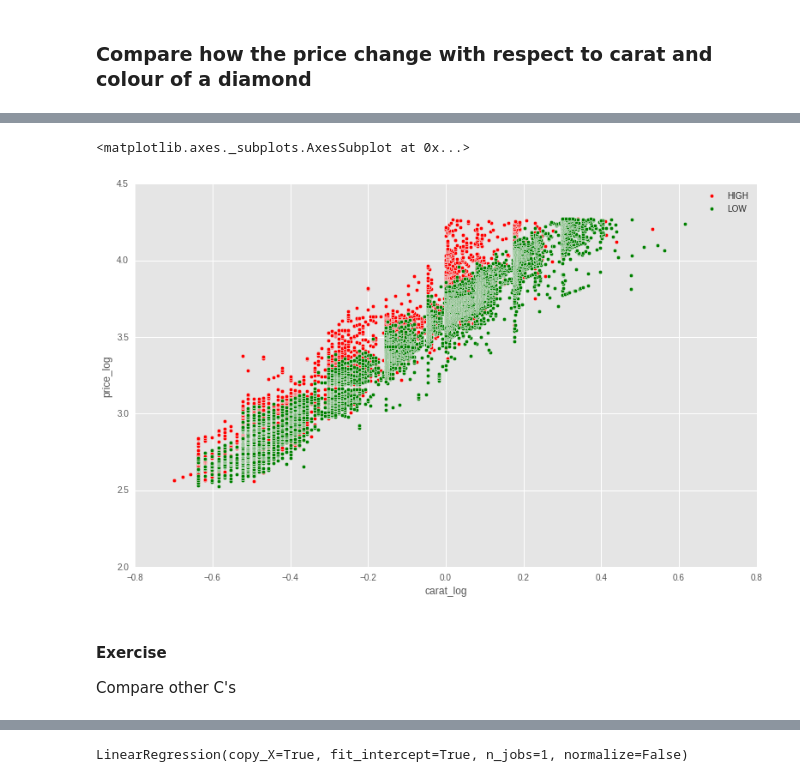
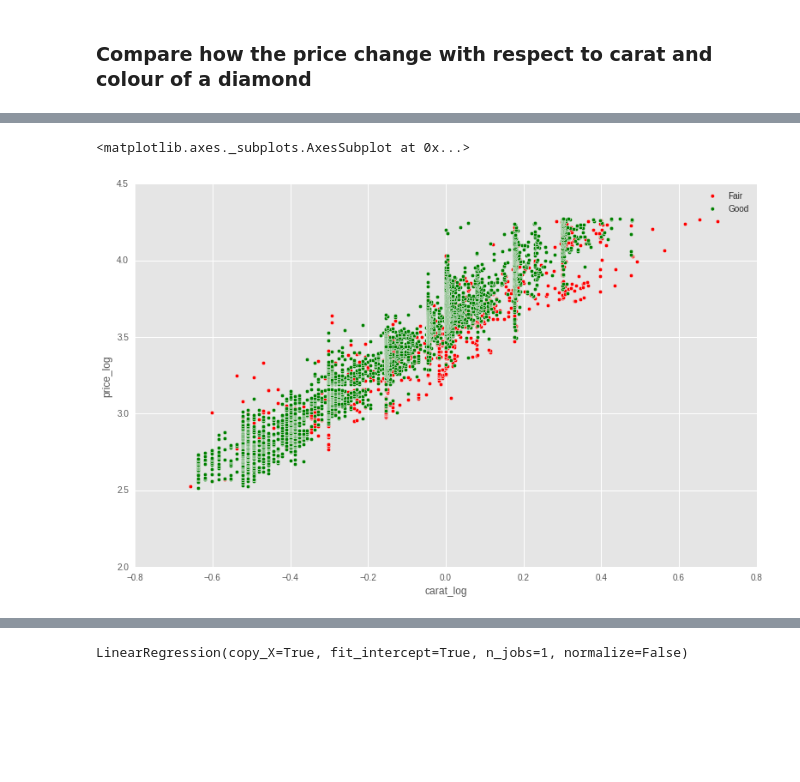
Before and after one commit to ababook/intro-python-data-science, a Jupyter notebook: diamonds/Diamonds.ipynb, the cells around one changed output, grey strips where cells are left out. Cells and saved outputs as stored; diff of their text form; code cells hidden in the pictures; blank space fills up the shorter version.

```diff
--- a/diamonds/Diamonds.ipynb
+++ b/diamonds/Diamonds.ipynb
@@ -149,3 +168,0 @@ But why log transformation?
-# %%
-df["carat_log"] = np.log10(df.carat)
-df["price_log"] = np.log10(df.price)
@@ -162,9 +179,6 @@ Plot the log transforms for the other C's against price
 # %%
-ax = df[df.color == 'D'].plot(x="carat_log", y="price_log", kind="scatter", color="red", label="HIGH")
-df[df.color == 'H'].plot(x="carat_log", y="price_log", kind="scatter", color="green", label="LOW", ax=ax)
+ax = df[df.cut_num == 0].plot(x="carat_log", y="price_log", kind="scatter", color="red", label="Fair")
+df[df.cut_num == 1].plot(x="carat_log", y="price_log", kind="scatter", color="green", label="Good", ax=ax)
 # %% [output]
 <matplotlib.axes._subplots.AxesSubplot at 0x...>
-[figure, old version]
+[figure, new version]
-# %% [markdown]
-#### Exercise
-Compare other C's
```
Also changed, not shown: parts of 33 cells of this notebook.
